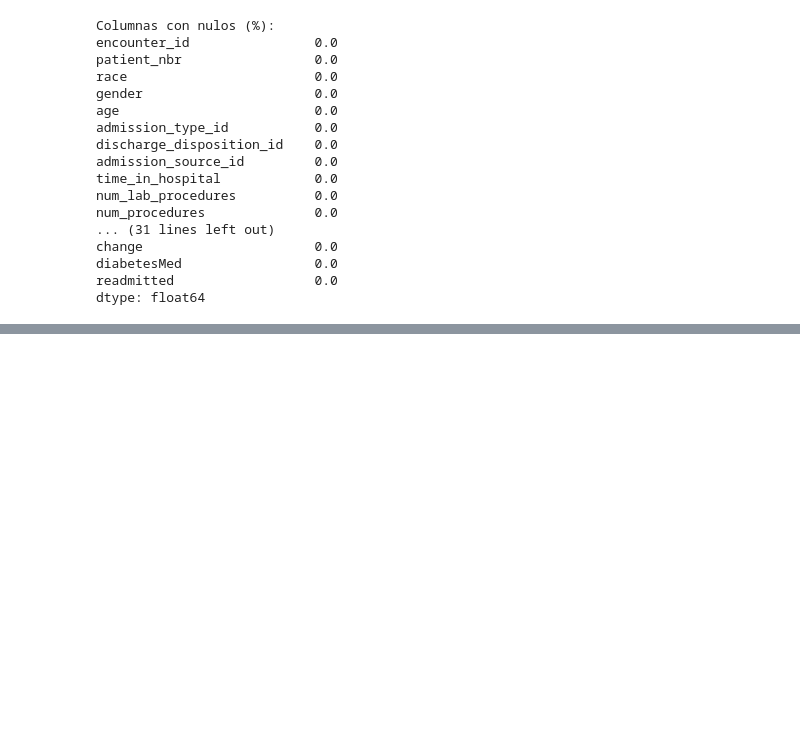
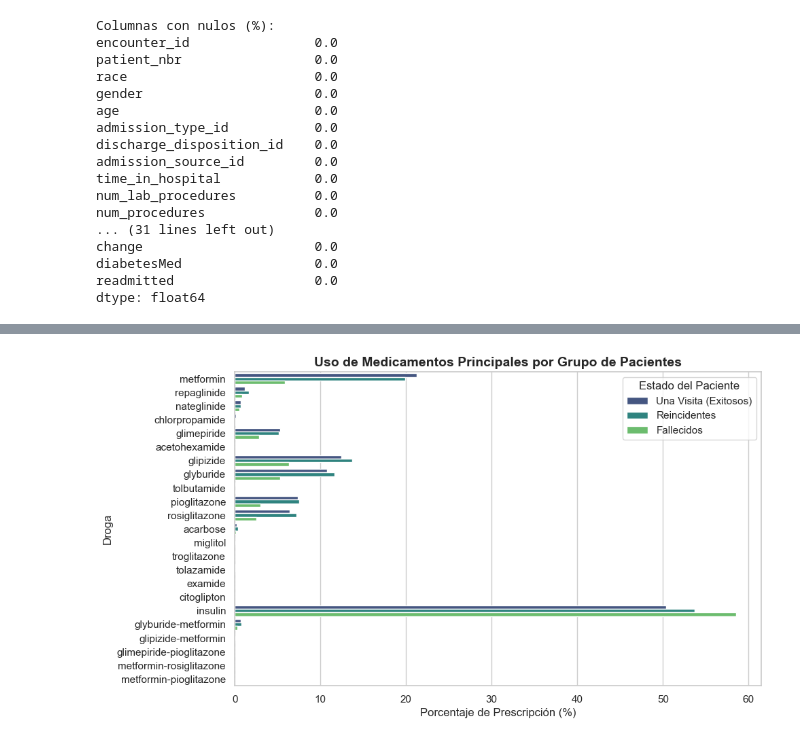
Before and after one commit to AndresCba89/diabetes, a Jupyter notebook: EDA.ipynb, the cells around one changed output, grey strips where cells are left out. Drawn from its saved outputs; the diff is of its cells as text; code cells hidden in the pictures; blank space fills up the shorter version.

```diff
--- a/EDA.ipynb
+++ b/EDA.ipynb
@@ -97,0 +138,55 @@ dtype: float64
+# %%
+# valores estándar las columnas de dosis médicas.
+valores_dosis = {'No', 'Steady', 'Up', 'Down'}
+
+# Filtros para medicamentos.
+medicamentos = [
+    col for col in df_una_visita.columns
+    if set(df_una_visita[col].dropna().unique()).issubset(valores_dosis)
+]
+
+
+# Porcentajes de medicamentos en De grupos de pacientes
+pct_una_visita = []
+pct_multiples = []
+pct_fallecidos = []
+
+for med in medicamentos:
+    # Porcentaje en "Una Visita"
+    uso_una = (df_una_visita[med] != 'No').sum() / len(df_una_visita) * 100
+    pct_una_visita.append(uso_una)
+
+    # Porcentaje en "Múltiples Visitas"
+    uso_multiples = (df_multiples[med] != 'No').sum() / len(df_multiples) * 100
+    pct_multiples.append(uso_multiples)
+
+    # Porcentaje en "Fallecidos"
+    uso_fallecidos = (df_fallecidos[med] != 'No').sum() / len(df_fallecidos) * 100
+    pct_fallecidos.append(uso_fallecidos)
+
+# Grafico
+df_resumen = pd.DataFrame({
+    'Medicamento': medicamentos,
+    'Una Visita (Exitosos)': pct_una_visita,
+    'Reincidentes': pct_multiples,
+    'Fallecidos': pct_fallecidos
+})
+
+df_plot = df_resumen.melt(id_vars='Medicamento', var_name='Grupo de Paciente', value_name='Porcentaje (%)')
+
+
+plt.figure(figsize=(10, 6))
+sns.barplot(data=df_plot, x='Porcentaje (%)', y='Medicamento', hue='Grupo de Paciente', palette='viridis')
+
+plt.title('Uso de Medicamentos Principales por Grupo de Pacientes', fontsize=14, fontweight='bold')
+plt.xlabel('Porcentaje de Prescripción (%)')
+plt.ylabel('Droga')
+plt.legend(title='Estado del Paciente')
+
+
+os.makedirs('../graficos', exist_ok=True)
+plt.savefig('../graficos/medicamentos_comparativa.png', dpi=300, bbox_inches='tight')
+
+plt.show()
+# %% [output]
+[figure, added]
```
Also changed, not shown: parts of 6 cells of this notebook.
